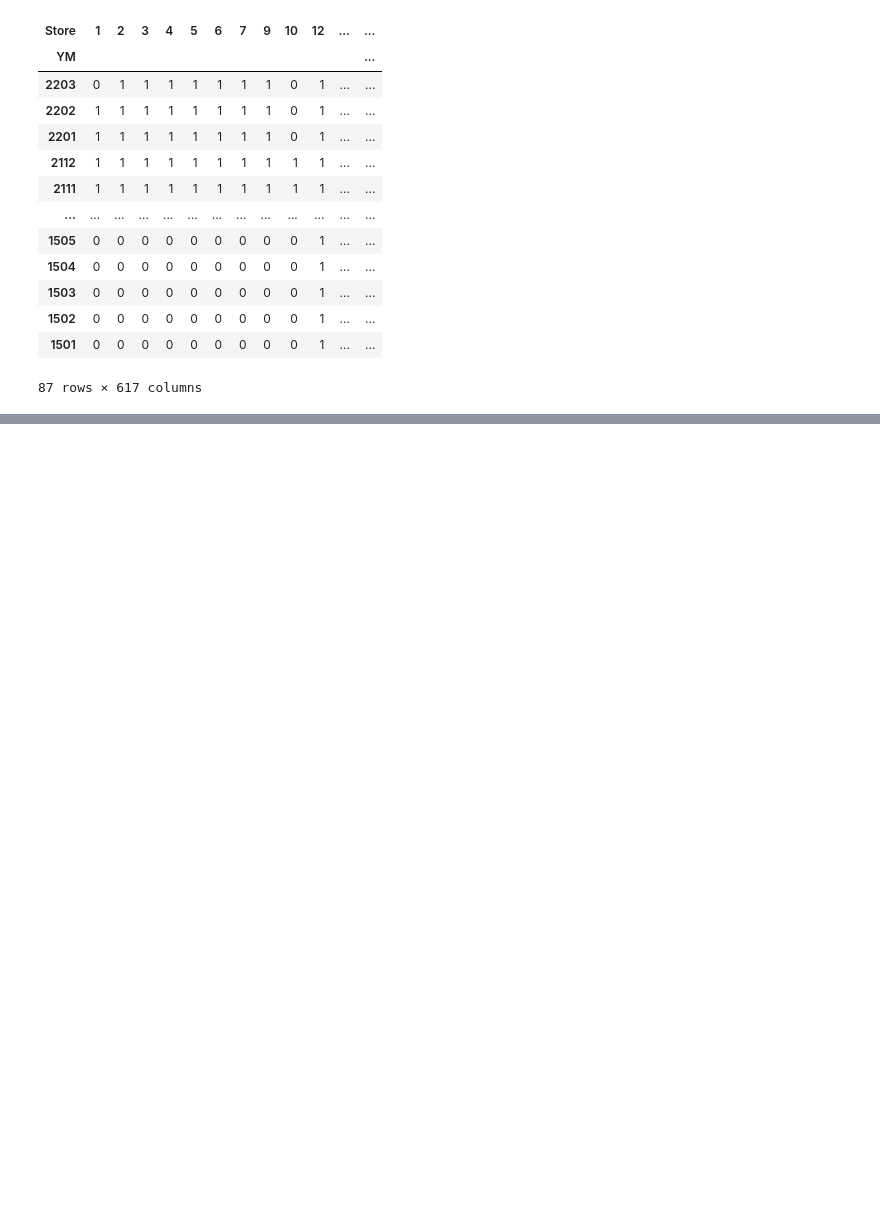
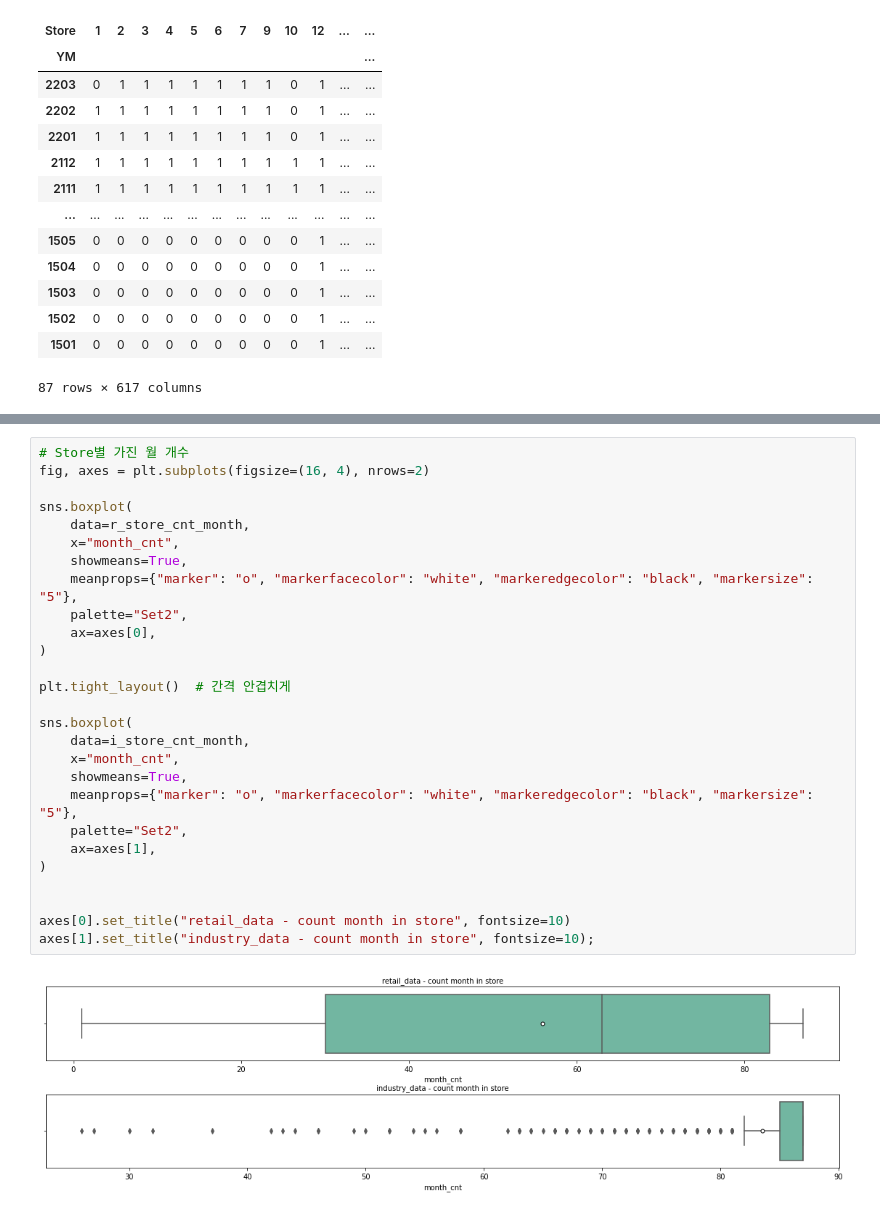
Before and after one commit to minji-o-j/Data-Science-Project, a Jupyter notebook: EDA2.ipynb, the cells around one changed output, grey strips where cells are left out. Drawn from its saved outputs; the diff is of its cells as text; blank space fills up the shorter version.

```diff
--- a/EDA2.ipynb
+++ b/EDA2.ipynb
@@ -112,0 +160,29 @@ r_ym_store_ct
+# %%
+# Store별 가진 월 개수
+fig, axes = plt.subplots(figsize=(16, 4), nrows=2)
+
+sns.boxplot(
+    data=r_store_cnt_month,
+    x="month_cnt",
+    showmeans=True,
+    meanprops={"marker": "o", "markerfacecolor": "white", "markeredgecolor": "black", "markersize": "5"},
+    palette="Set2",
+    ax=axes[0],
+)
+
+plt.tight_layout()  # 간격 안겹치게
+
+sns.boxplot(
+    data=i_store_cnt_month,
+    x="month_cnt",
+    showmeans=True,
+    meanprops={"marker": "o", "markerfacecolor": "white", "markeredgecolor": "black", "markersize": "5"},
+    palette="Set2",
+    ax=axes[1],
+)
+
+
+axes[0].set_title("retail_data - count month in store", fontsize=10)
+axes[1].set_title("industry_data - count month in store", fontsize=10);
+# %% [output]
+[figure, added]
```
Also changed, not shown: parts of 17 cells of this notebook.
